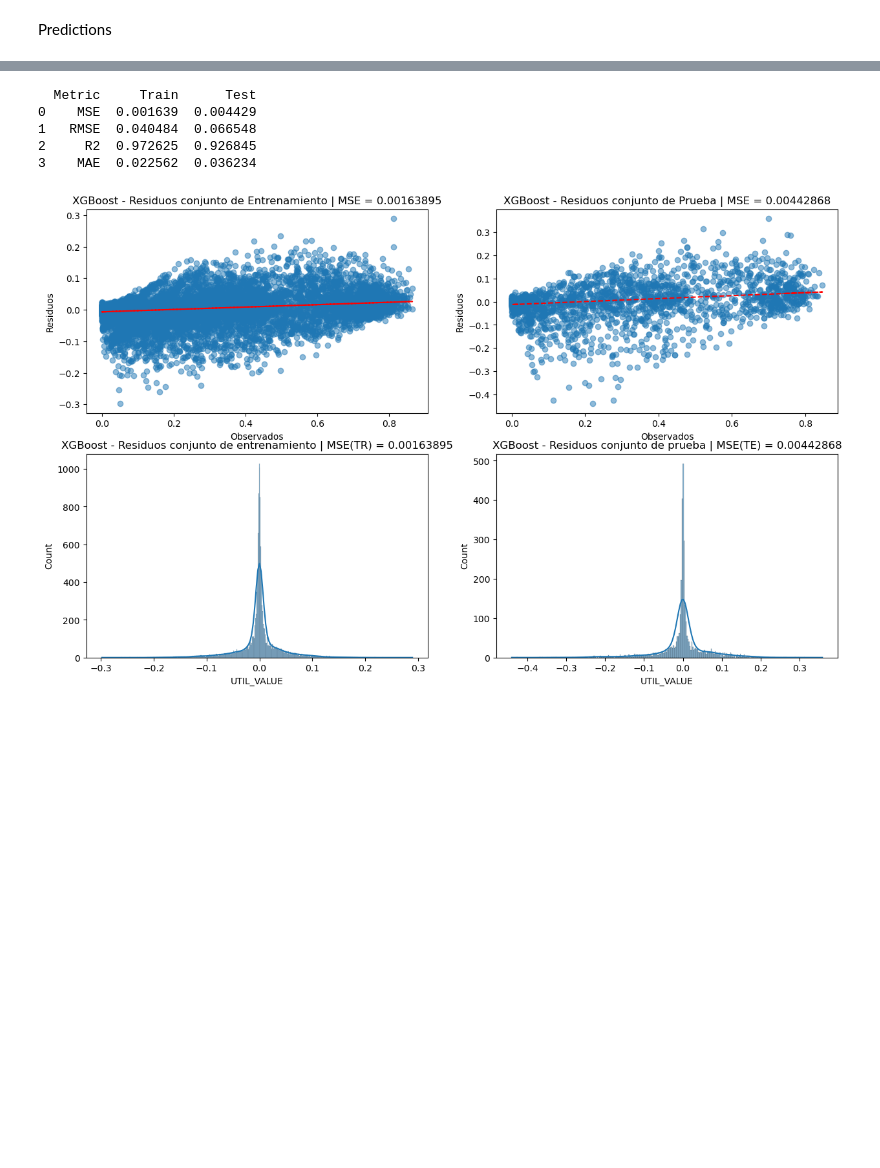
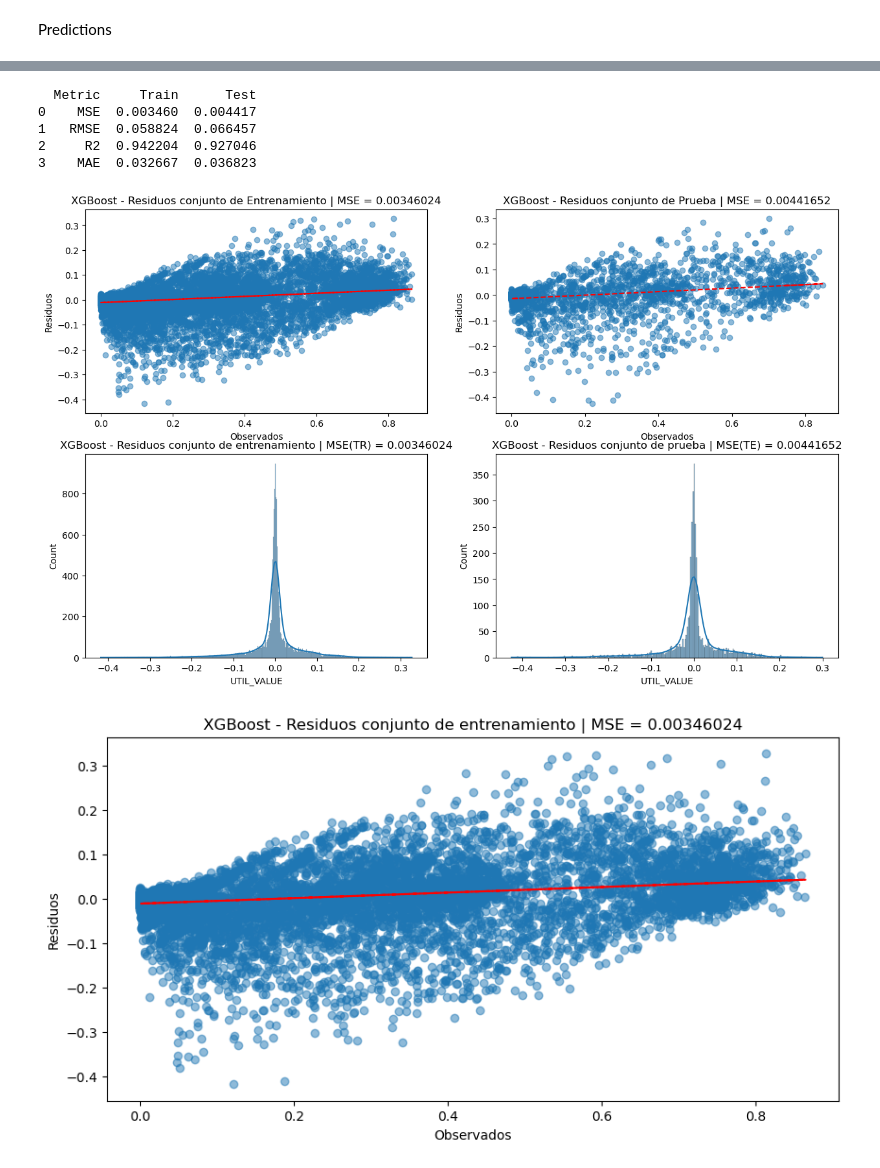
Before and after one commit to elena-cabrera/ensemble-solar, a Jupyter notebook: xgboost.ipynb, the cells around one changed output, grey strips where cells are left out. Cells and saved outputs as stored; diff of their text form; code cells hidden in the pictures; blank space fills up the shorter version.

```diff
--- a/xgboost.ipynb
+++ b/xgboost.ipynb
@@ -273,0 +263,16 @@ MSE (ajustado): 0.0043, RMSE (ajustado): 0.0659, R^2 (ajustado): 0.9282
+# %%
+import xgboost as xgb
+from sklearn.metrics import mean_squared_error, r2_score
+a={'learning_rate': 0.2, 'max_depth': 3, 'n_estimators': 200}
+
+model.set_params(**a)
+
+model.fit(X_train_prep, y_train)
+
+y_pred_best = model.predict(X_test_prep)
+
+mse_best = mean_squared_error(y_test, y_pred_best)
+rmse_best = mse_best ** 0.5
+r2_best = r2_score(y_test, y_pred_best)
+
+print(f"MSE (ajustado): {mse_best:.4f}, RMSE (ajustado): {rmse_best:.4f}, R^2 (ajustado): {r2_best:.4f}")
@@ -372,69 +363,89 @@ import matplotlib.pyplot as plt
 import seaborn as sns
 from sklearn import metrics
 
-# Suponiendo que y_train, y_test, y_train_pred_xgb, y_test_pred_xgb están definidos previamente
 
-# Evaluar el desempeño del modelo XGBoost
-
-# Error Cuadrático Medio (MSE)
 mse_train_xgb = metrics.mean_squared_error(y_train, y_train_pred_xgb)
 mse_test_xgb = metrics.mean_squared_error(y_test, y_test_pred_xgb)
 
-# Raíz del Error Cuadrático Medio (RMSE)
 rmse_train_xgb = np.sqrt(mse_train_xgb)
 rmse_test_xgb = np.sqrt(mse_test_xgb)
 
-# Coeficiente de Determinación (R^2)
 r2_train_xgb = metrics.r2_score(y_train, y_train_pred_xgb)
 r2_test_xgb = metrics.r2_score(y_test, y_test_pred_xgb)
 
-# Error Absoluto Medio (MAE)
 mae_train_xgb = metrics.mean_absolute_error(y_train, y_train_pred_xgb)
 mae_test_xgb = metrics.mean_absolute_error(y_test, y_test_pred_xgb)
 
-# DataFrame con los resultados
 results_xgb = pd.DataFrame({'Metric': ['MSE', 'RMSE', 'R2', 'MAE'],
                             'Train': [mse_train_xgb, rmse_train_xgb, r2_train_xgb, mae_train_xgb],
                             'Test': [mse_test_xgb, rmse_test_xgb, r2_test_xgb, mae_test_xgb]})
 print(results_xgb)
 
-# Graficar los residuos (dispersión e histograma) del modelo XGBoost
 plt.figure(figsize=(15, 9))
 
-# Calcular residuos
 residuals_train_xgb = y_train - y_train_pred_xgb
 residuals_test_xgb = y_test - y_test_pred_xgb
 
-# Gráficas de dispersión con línea de tendencia
 for i, (y, residuals, title) in enumerate([
     (y_train, residuals_train_xgb, 'Entrenamiento'),
     (y_test, residuals_test_xgb, 'Prueba')
 ], start=1):
     plt.subplot(2, 2, i)
     plt.scatter(y, residuals, alpha=0.5)
-    # Calcular línea de tendencia
     z = np.polyfit(y, residuals, 1)
     p = np.poly1d(z)
-    plt.plot(y, p(y), "r--")  # Dibuja la línea de tendencia
+    plt.plot(y, p(y), "r--")
     plt.title(f'XGBoost - Residuos conjunto de {title} | MSE = {mse_train_xgb:.8f}' if i == 1 else f'XGBoost - Residuos conjunto de {title} | MSE = {mse_test_xgb:.8f}')
     plt.xlabel('Observados')
     plt.ylabel('Residuos')
 
-# Histogramas
 plt.subplot(2, 2, 3)
 sns.histplot(residuals_train_xgb, kde=True)
 plt.title(f'XGBoost - Residuos conjunto de entrenamiento | MSE(TR) = {mse_train_xgb:.8f}')
 
 plt.subplot(2, 2, 4)
 sns.histplot(residuals_test_xgb, kde=True)
 plt.title(f'XGBoost - Residuos conjunto de prueba | MSE(TE) = {mse_test_xgb:.8f}')
 
-# Mostrar gráfica
 plt.show()
+# Gráficos de Residuos para el conjunto de Entrenamiento
+plt.figure(figsize=(10, 5))
+plt.scatter(y_train, residuals_train_xgb, alpha=0.5)
+z_train = np.polyfit(y_train, residuals_train_xgb, 1)
+p_train = np.poly1d(z_train)
+plt.plot(y_train, p_train(y_train), "r--")
+plt.title(f'XGBoost - Residuos conjunto de entrenamiento | MSE = {mse_train_xgb:.8f}')
+plt.xlabel('Observados')
+plt.ylabel('Residuos')
+plt.show()
+
+plt.figure(figsize=(10, 5))
+sns.histplot(residuals_train_xgb, kde=True)
+plt.title(f'XGBoost - Distribución de residuos conjunto de entrenamiento | MSE = {mse_train_xgb:.8f}')
+plt.xlabel('Residuos')
+plt.show()
+
+# Gráficos de Residuos para el conjunto de Prueba
+plt.figure(figsize=(10, 5))
+plt.scatter(y_test, residuals_test_xgb, alpha=0.5)
+z_test = np.polyfit(y_test, residuals_test_xgb, 1)
+p_test = np.poly1d(z_test)
+plt.plot(y_test, p_test(y_test), "r--")
+plt.title(f'XGBoost - Residuos conjunto de prueba | MSE = {mse_test_xgb:.8f}')
+plt.xlabel('Observados')
+plt.ylabel('Residuos')
+plt.show()
+
+plt.figure(figsize=(10, 5))
+sns.histplot(residuals_test_xgb, kde=True)
+plt.title(f'XGBoost - Distribución de residuos conjunto de prueba | MSE = {mse_test_xgb:.8f}')
+plt.xlabel('Residuos')
+plt.show()
 # %% [output]
   Metric     Train      Test
-0    MSE  0.001639  0.004429
-1   RMSE  0.040484  0.066548
-2     R2  0.972625  0.926845
-3    MAE  0.022562  0.036234
+0    MSE  0.003460  0.004417
+1   RMSE  0.058824  0.066457
+2     R2  0.942204  0.927046
+3    MAE  0.032667  0.036823
-[figure, old version]
+[figure, new version]
+[figure, added]
```
Also changed, not shown: parts of 25 cells of this notebook.
